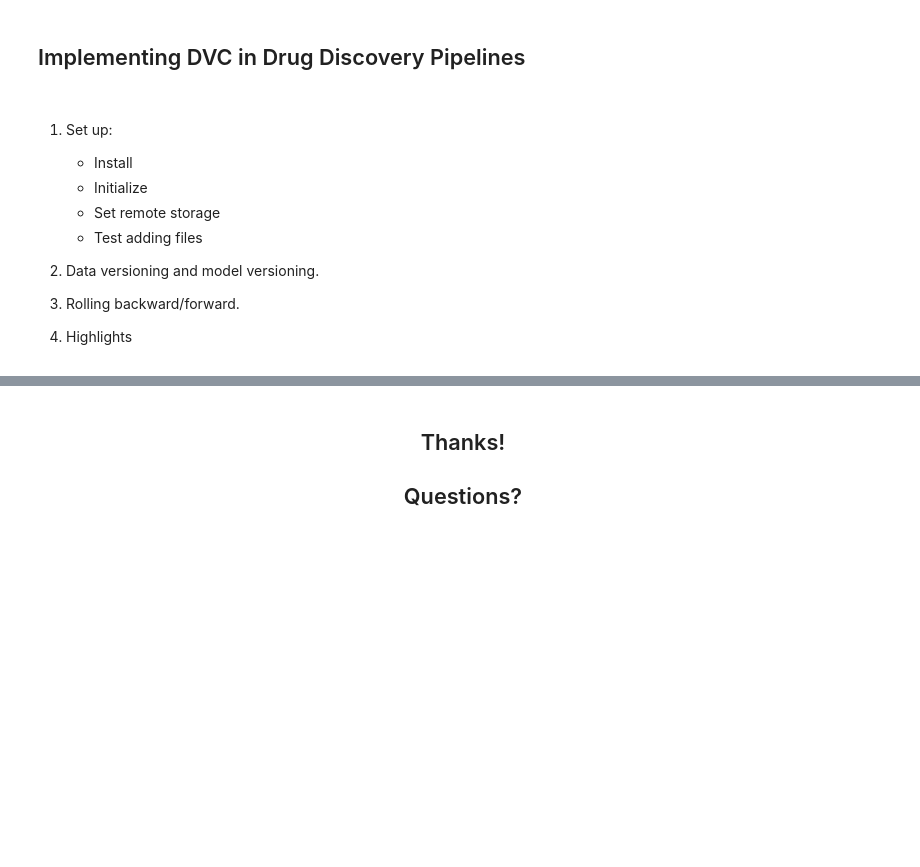
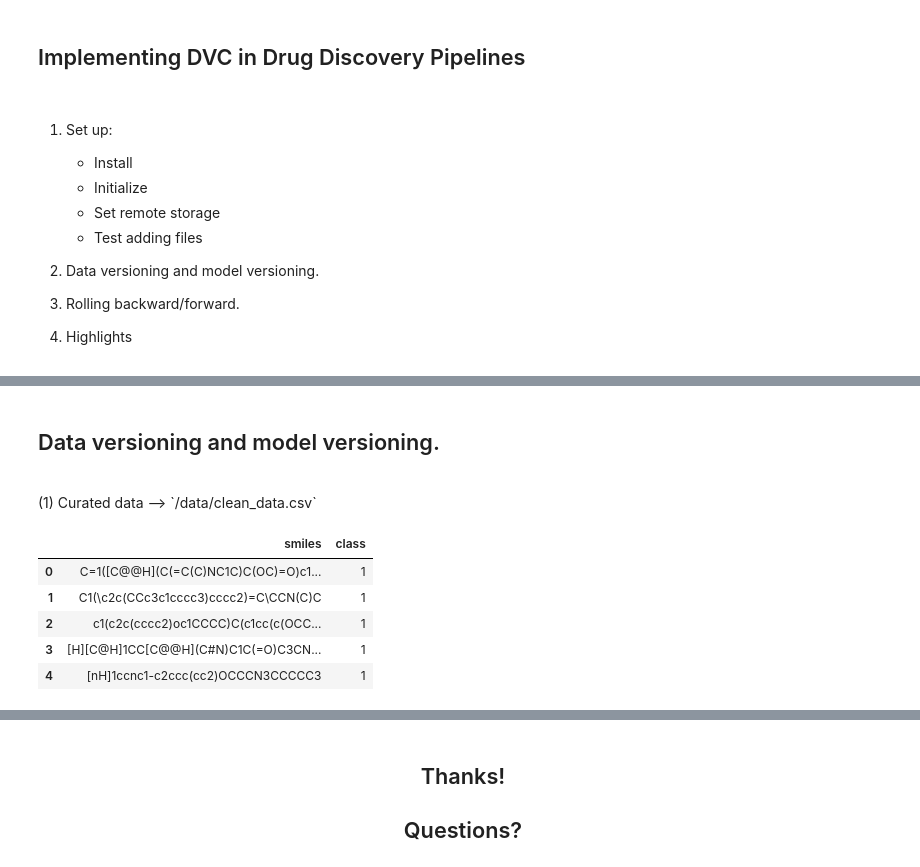
Before and after one commit to ojeda-e/dvc-dd-pipelines, a Jupyter notebook: DVC-DrugDiscovery.ipynb, the cells around one changed output, grey strips where cells are left out. Cells and saved outputs as stored; diff of their text form; code cells hidden in the pictures; blank space fills up the shorter version.

```diff
--- a/notebooks/DVC-DrugDiscovery.ipynb
+++ b/DVC-DrugDiscovery.ipynb
@@ -492,0 +508,15 @@ git commit -m "Add sample data. Initial version."
+# %% [markdown]
+<h2 align='left'>Data versioning and model versioning.</h2>
+<br>
+(1) Curated data --> `/data/clean_data.csv`
+# %%
+import pandas as pd
+data = pd.read_csv('./data/clean_data.csv')
+data.head()
+# %% [output]
+|  | smiles | class |
+| 0 | C=1([C@@H](C(=C(C)NC1C)C(OC)=O)c1... | 1 |
+| 1 | C1(\c2c(CCc3c1cccc3)cccc2)=C\CCN(C)C | 1 |
+| 2 | c1(c2c(cccc2)oc1CCCC)C(c1cc(c(OCC... | 1 |
+| 3 | [H][C@H]1CC[C@@H](C#N)C1C(=O)C3CN... | 1 |
+| 4 | [nH]1ccnc1-c2ccc(cc2)OCCCN3CCCCC3 | 1 |
```
Also changed, not shown: parts of 20 cells of this notebook, 21 other files.
